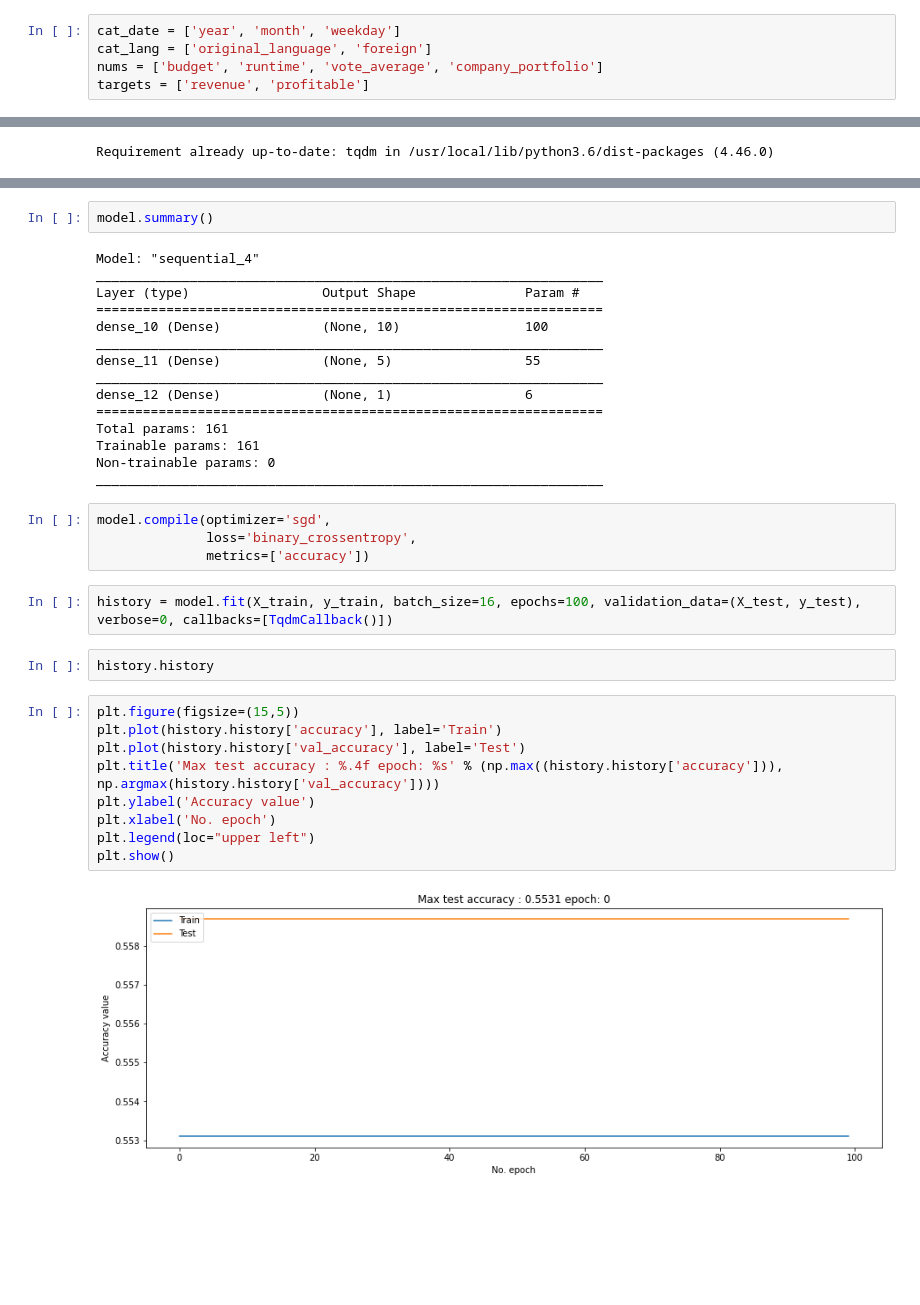
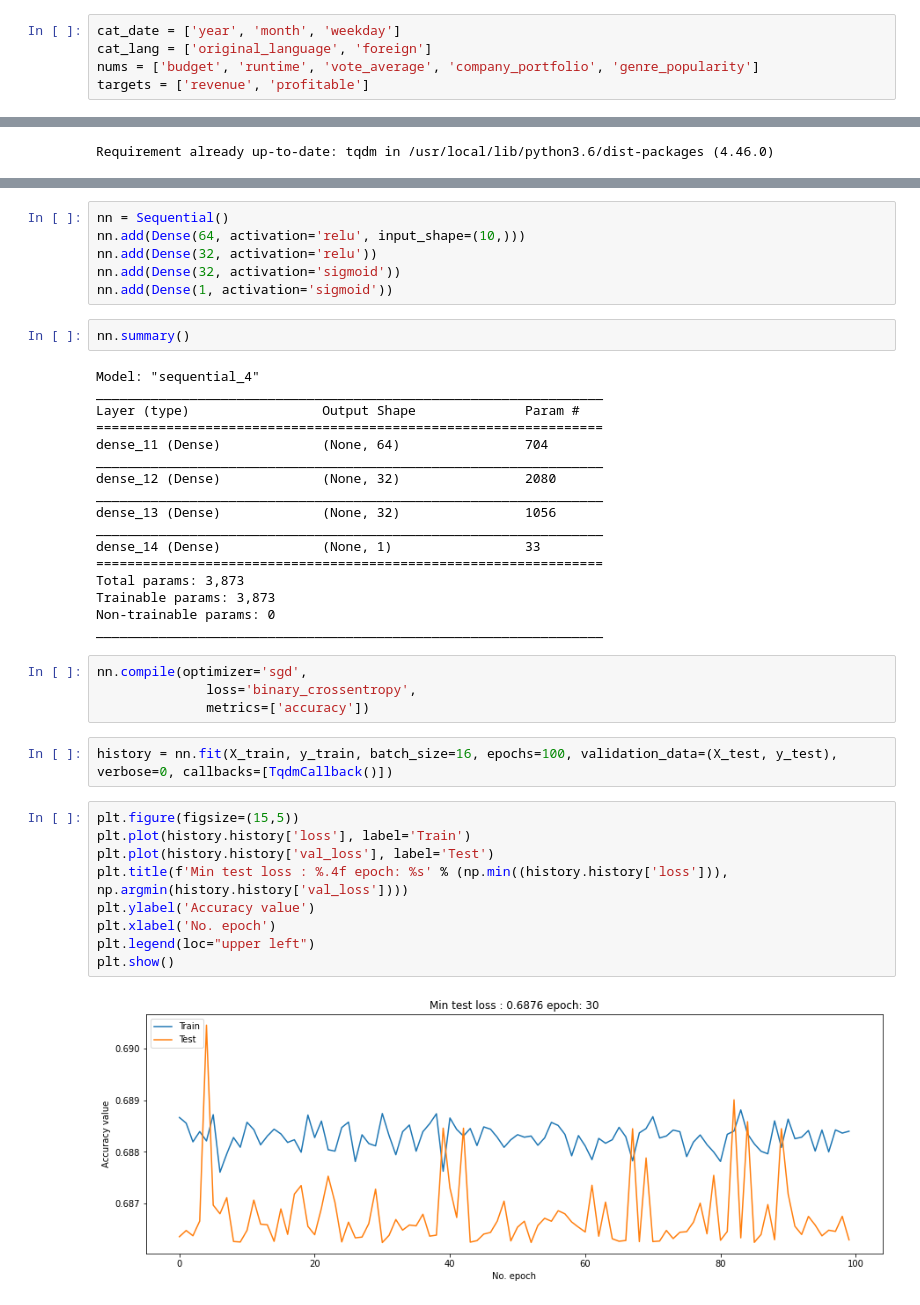
Before and after one commit to eukhenio/ds_school_2020, a Jupyter notebook: task 4/Strokatov_Home_Work.ipynb, the cells around one changed output, grey strips where cells are left out. Cells and saved outputs as stored; diff of their text form; blank space fills up the shorter version.

```diff
--- a/task 4/Strokatov_Home_Work.ipynb
+++ b/task 4/Strokatov_Home_Work.ipynb
@@ -95,7 +107,7 @@ print(dfm.shape)
 # %%
 cat_date = ['year', 'month', 'weekday']
 cat_lang = ['original_language', 'foreign']
-nums = ['budget', 'runtime', 'vote_average', 'company_portfolio']
+nums = ['budget', 'runtime', 'vote_average', 'company_portfolio', 'genre_popularity']
 targets = ['revenue', 'profitable']
 # %%
 X_data = dfm[cat_date + cat_lang + nums]
@@ -190,36 +197,42 @@ model.add(Dense(1, activation='sigmoid'))
+# %%
+nn = Sequential()
+nn.add(Dense(64, activation='relu', input_shape=(10,)))
+nn.add(Dense(32, activation='relu'))
+nn.add(Dense(32, activation='sigmoid'))
+nn.add(Dense(1, activation='sigmoid'))
 # %%
-model.summary()
+nn.summary()
 # %% [output]
 Model: "sequential_4"
 _________________________________________________________________
 Layer (type)                 Output Shape              Param #
 =================================================================
-dense_10 (Dense)             (None, 10)                100
+dense_11 (Dense)             (None, 64)                704
 _________________________________________________________________
-dense_11 (Dense)             (None, 5)                 55
+dense_12 (Dense)             (None, 32)                2080
 _________________________________________________________________
-dense_12 (Dense)             (None, 1)                 6
+dense_13 (Dense)             (None, 32)                1056
+_________________________________________________________________
+dense_14 (Dense)             (None, 1)                 33
 =================================================================
-Total params: 161
-Trainable params: 161
+Total params: 3,873
+Trainable params: 3,873
 Non-trainable params: 0
 _________________________________________________________________
 # %%
-model.compile(optimizer='sgd',
+nn.compile(optimizer='sgd',
               loss='binary_crossentropy',
               metrics=['accuracy'])
 # %%
-history = model.fit(X_train, y_train, batch_size=16, epochs=100, validation_data=(X_test, y_test), verbose=0, callbacks=[TqdmCallback()])
+history = nn.fit(X_train, y_train, batch_size=16, epochs=100, validation_data=(X_test, y_test), verbose=0, callbacks=[TqdmCallback()])
-# %%
-history.history
 # %%
 plt.figure(figsize=(15,5))
-plt.plot(history.history['accuracy'], label='Train')
-plt.plot(history.history['val_accuracy'], label='Test')
-plt.title('Max test accuracy : %.4f epoch: %s' % (np.max((history.history['accuracy'])), np.argmax(history.history['val_accuracy'])))
+plt.plot(history.history['loss'], label='Train')
+plt.plot(history.history['val_loss'], label='Test')
+plt.title(f'Min test loss : %.4f epoch: %s' % (np.min((history.history['loss'])), np.argmin(history.history['val_loss'])))
 plt.ylabel('Accuracy value')
 plt.xlabel('No. epoch')
 plt.legend(loc="upper left")
 plt.show()
 # %% [output]
-[figure, old version]
+[figure, new version]
```
Also changed, not shown: parts of 12 cells of this notebook.
